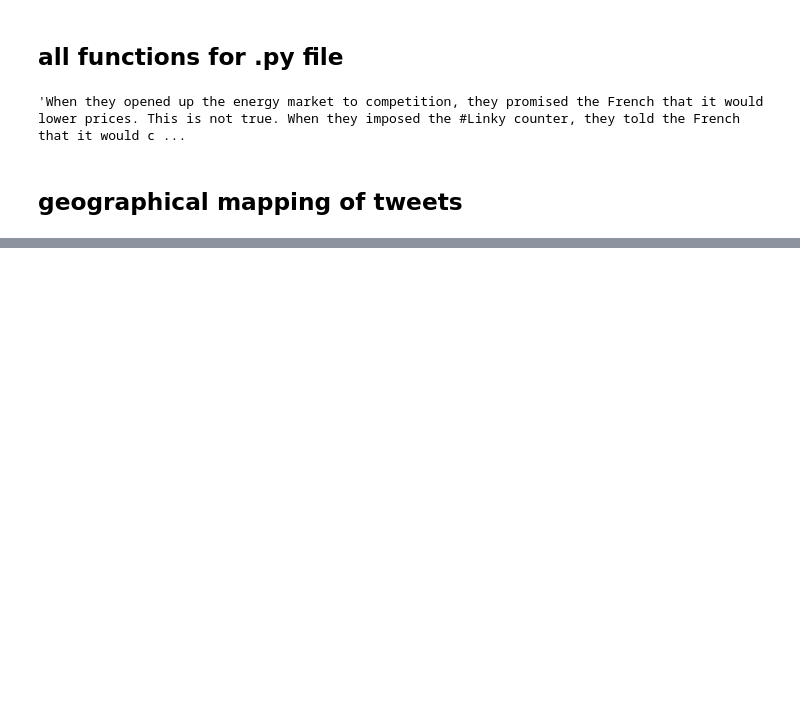
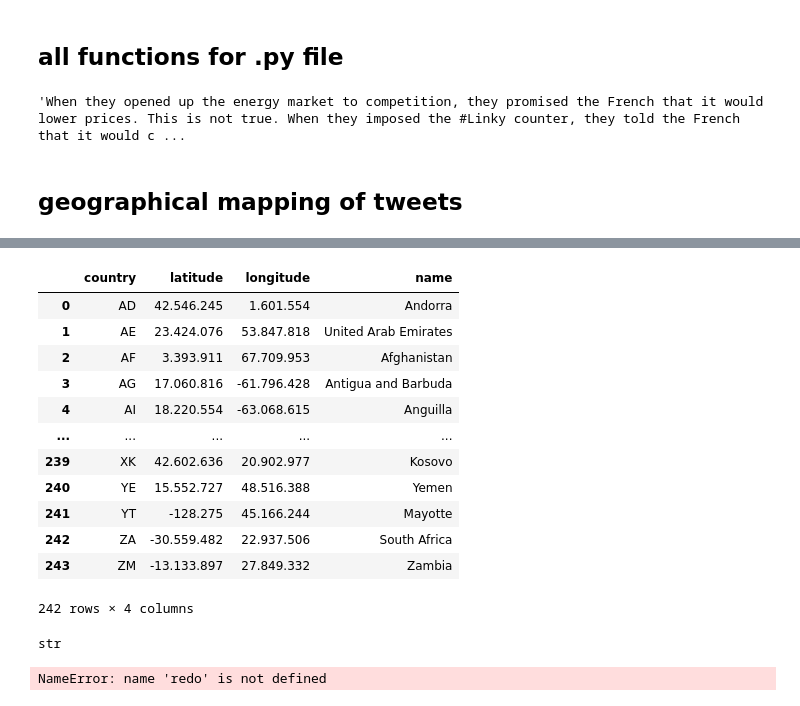
Before and after one commit to EstefaniaVB/LexAI, a Jupyter notebook: notebooks/twitterAPIday5.ipynb, the cells around one changed output, grey strips where cells are left out. Drawn from its saved outputs; the diff is of its cells as text; code cells hidden in the pictures; blank space fills up the shorter version.

```diff
--- a/notebooks/twitterAPIday5.ipynb
+++ b/notebooks/twitterAPIday5.ipynb
@@ -482,0 +538,22 @@ alt.Chart(countries).mark_geoshape(
+# %%
+cents = pd.read_csv('country_centroids.csv',delimiter=';')
+cents = cents.dropna()
+cents
+# %% [output]
+|  | country | latitude | longitude | name |
+| 0 | AD | 42.546.245 | 1.601.554 | Andorra |
+| 1 | AE | 23.424.076 | 53.847.818 | United Arab Emirates |
+| 2 | AF | 3.393.911 | 67.709.953 | Afghanistan |
+| 3 | AG | 17.060.816 | -61.796.428 | Antigua and Barbuda |
+| 4 | AI | 18.220.554 | -63.068.615 | Anguilla |
+| ... | ... | ... | ... | ... |
+| 239 | XK | 42.602.636 | 20.902.977 | Kosovo |
+| 240 | YE | 15.552.727 | 48.516.388 | Yemen |
+| 241 | YT | -128.275 | 45.166.244 | Mayotte |
+| 242 | ZA | -30.559.482 | 22.937.506 | South Africa |
+| 243 | ZM | -13.133.897 | 27.849.332 | Zambia |
+242 rows × 4 columns
+# %%
+type(cents['latitude'][1])
+# %% [output]
+str
@@ -482,0 +563,6 @@ alt.Chart(countries).mark_geoshape(
+# %%
+cents['latitude'] = cents['latitude'].apply(redo)
+cents['longitude'] = cents['longitude'].apply(redo)
+cents
+# %% [output]
+NameError: name 'redo' is not defined
```
Also changed, not shown: parts of 16 cells of this notebook, 6 other files.
